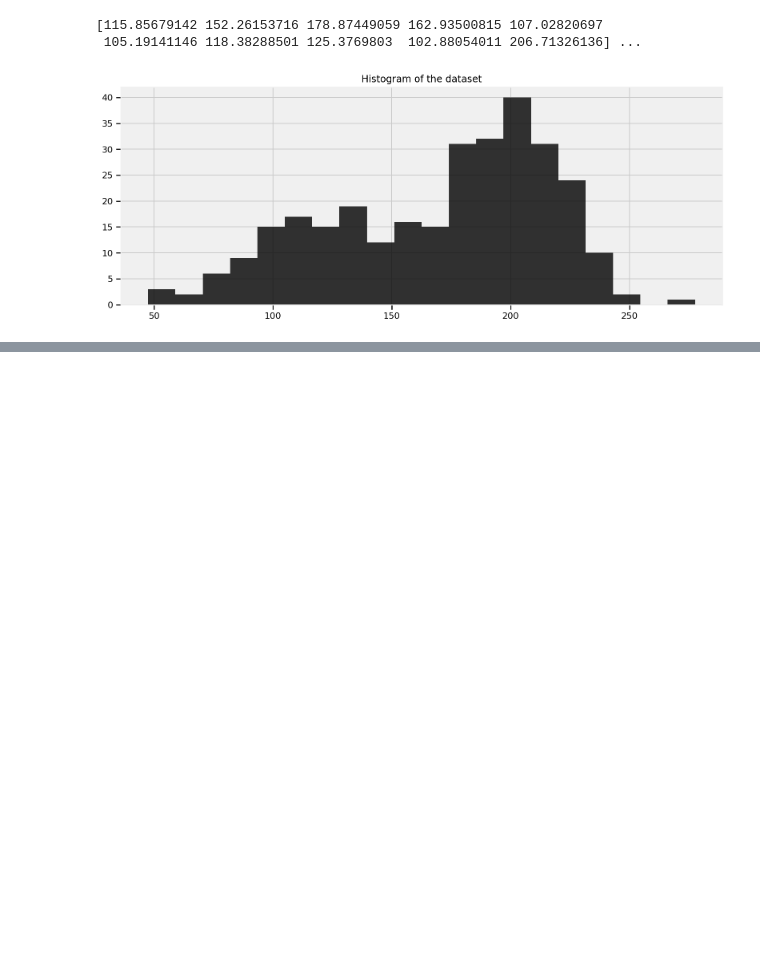
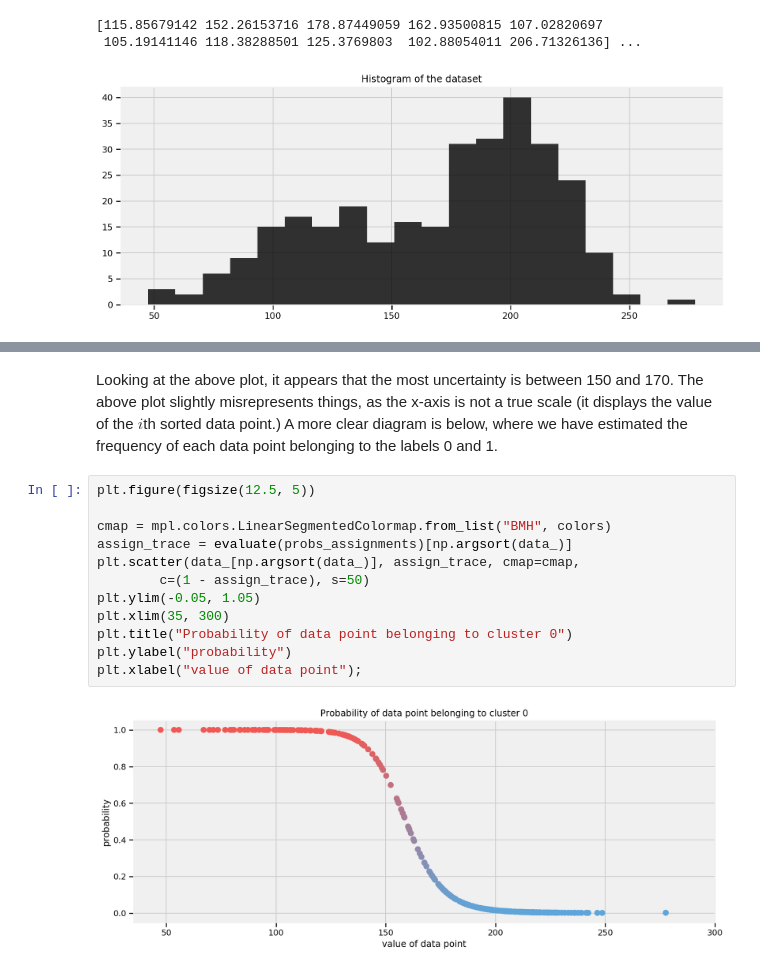
Before and after one commit to yusueliu/Probabilistic-Programming-and-Bayesian-Methods-for-Hackers, a Jupyter notebook: ipynb/Chapter3-TFP.ipynb, the cells around one changed output, grey strips where cells are left out. Saved outputs shown, nothing was run; the diff lists cells and outputs as text; blank space fills up the shorter version.

```diff
--- a/ipynb/Chapter3-TFP.ipynb
+++ b/ipynb/Chapter3-TFP.ipynb
@@ -455,0 +630,16 @@ plt.legend();
+# %% [markdown]
+Looking at the above plot, it appears that the most uncertainty is between 150 and 170. The above plot slightly misrepresents things, as the x-axis is not a true scale (it displays the value of the $i$th sorted data point.) A more clear diagram is below, where we have estimated the frequency of each data point belonging to the labels 0 and 1.
+# %%
+plt.figure(figsize(12.5, 5))
+
+cmap = mpl.colors.LinearSegmentedColormap.from_list("BMH", colors)
+assign_trace = evaluate(probs_assignments)[np.argsort(data_)]
+plt.scatter(data_[np.argsort(data_)], assign_trace, cmap=cmap,
+        c=(1 - assign_trace), s=50)
+plt.ylim(-0.05, 1.05)
+plt.xlim(35, 300)
+plt.title("Probability of data point belonging to cluster 0")
+plt.ylabel("probability")
+plt.xlabel("value of data point");
+# %% [output]
+[figure, added]
```
Also changed, not shown: parts of 29 cells of this notebook, 1 other file.
